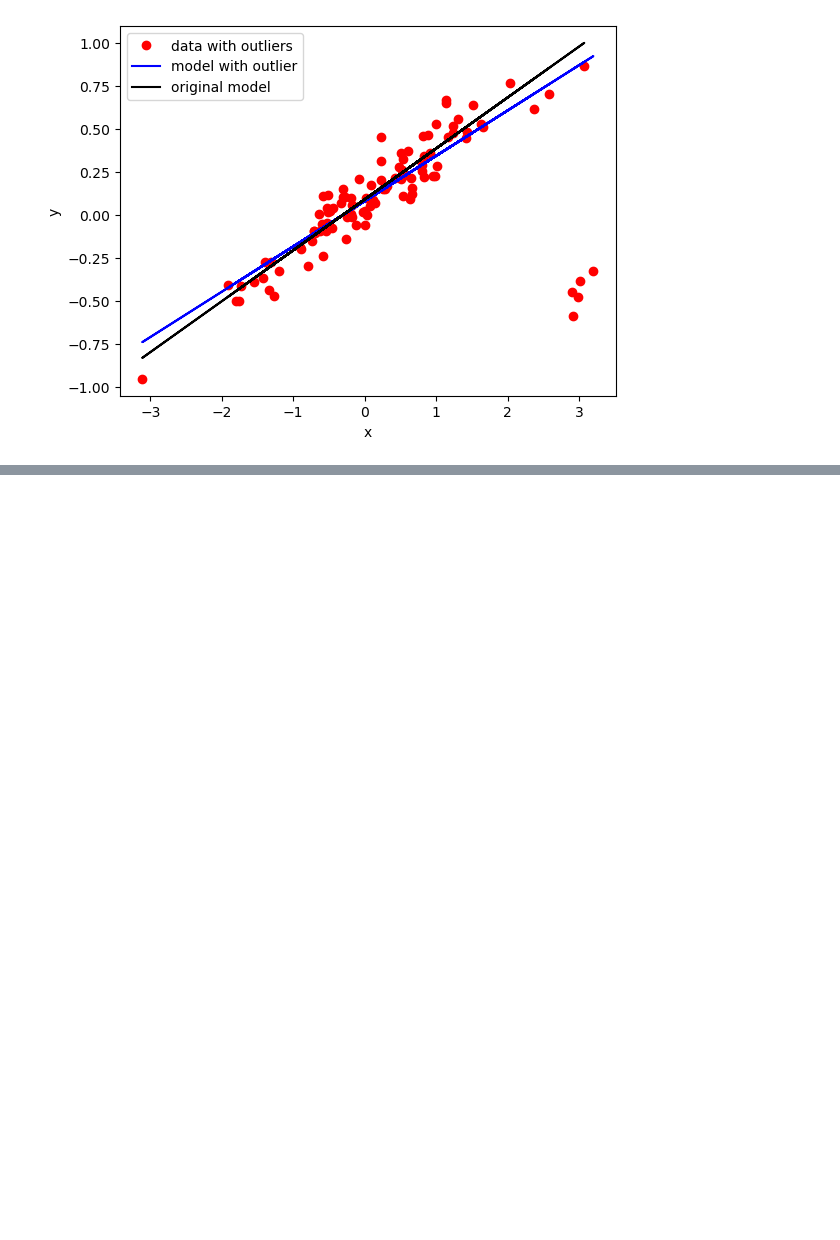
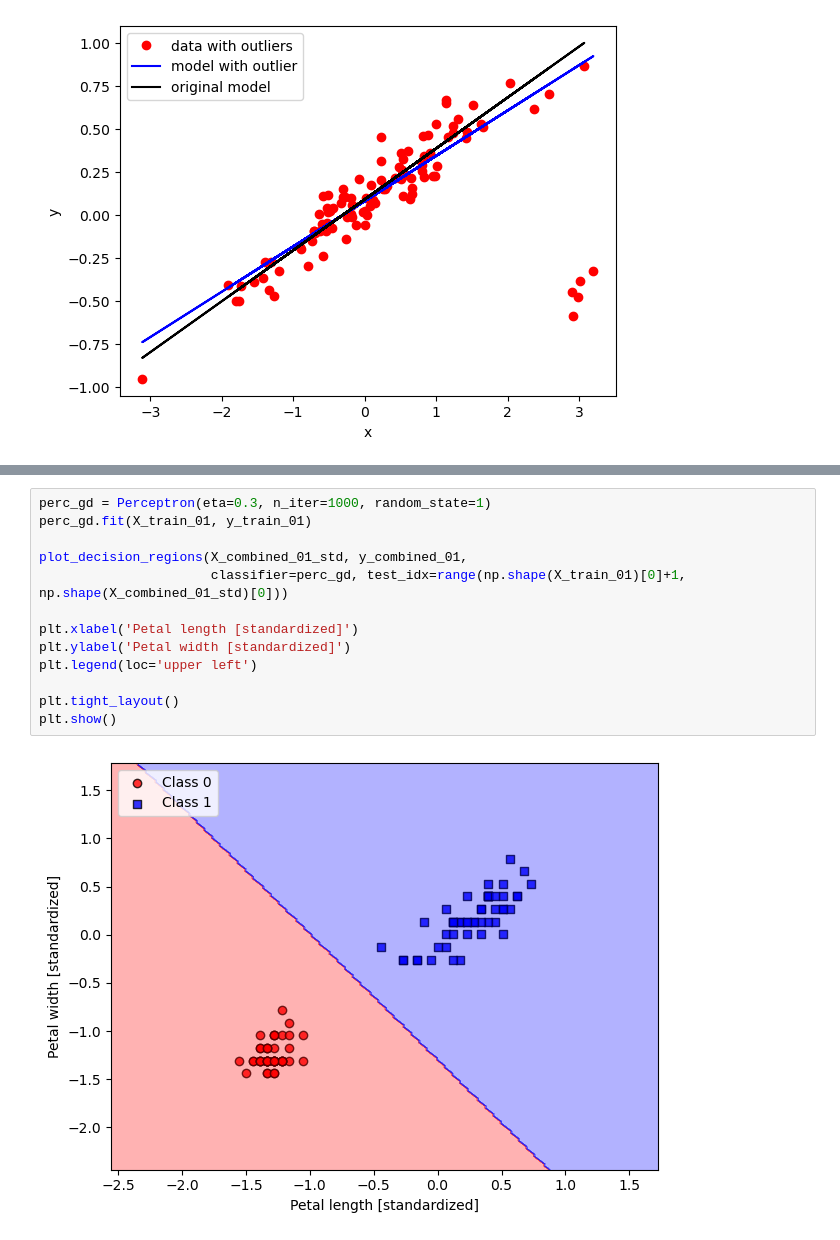
Before and after one commit to jongmoonha/AI-ME-Practice, a Jupyter notebook: Chapter2_Machine Learning_1.ipynb, the cells around one changed output, grey strips where cells are left out. Cells and saved outputs as stored; diff of their text form; blank space fills up the shorter version.

```diff
--- a/Chapter2_Machine Learning_1.ipynb
+++ b/Chapter2_Machine Learning_1.ipynb
@@ -479,0 +622,15 @@ SignificanceResult(statistic=0.7064455853595843, pvalue=4.351505558359676e-30)
+# %%
+perc_gd = Perceptron(eta=0.3, n_iter=1000, random_state=1)
+perc_gd.fit(X_train_01, y_train_01)
+
+plot_decision_regions(X_combined_01_std, y_combined_01,
+                      classifier=perc_gd, test_idx=range(np.shape(X_train_01)[0]+1, np.shape(X_combined_01_std)[0]))
+
+plt.xlabel('Petal length [standardized]')
+plt.ylabel('Petal width [standardized]')
+plt.legend(loc='upper left')
+
+plt.tight_layout()
+plt.show()
+# %% [output]
+[figure, added]
```
Also changed, not shown: parts of 22 cells of this notebook, 1 other file.
